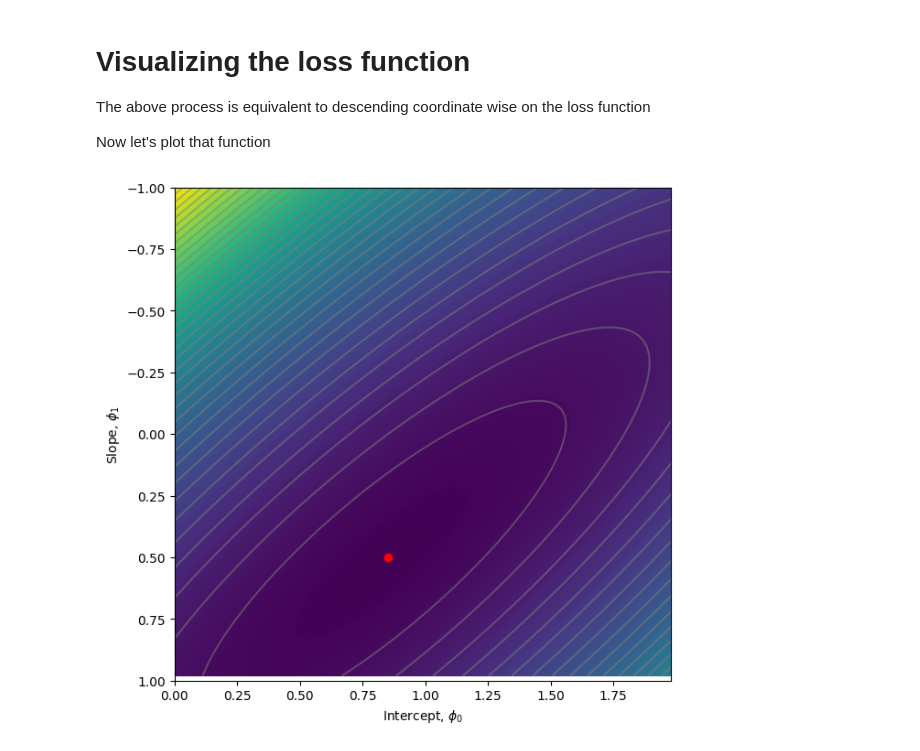
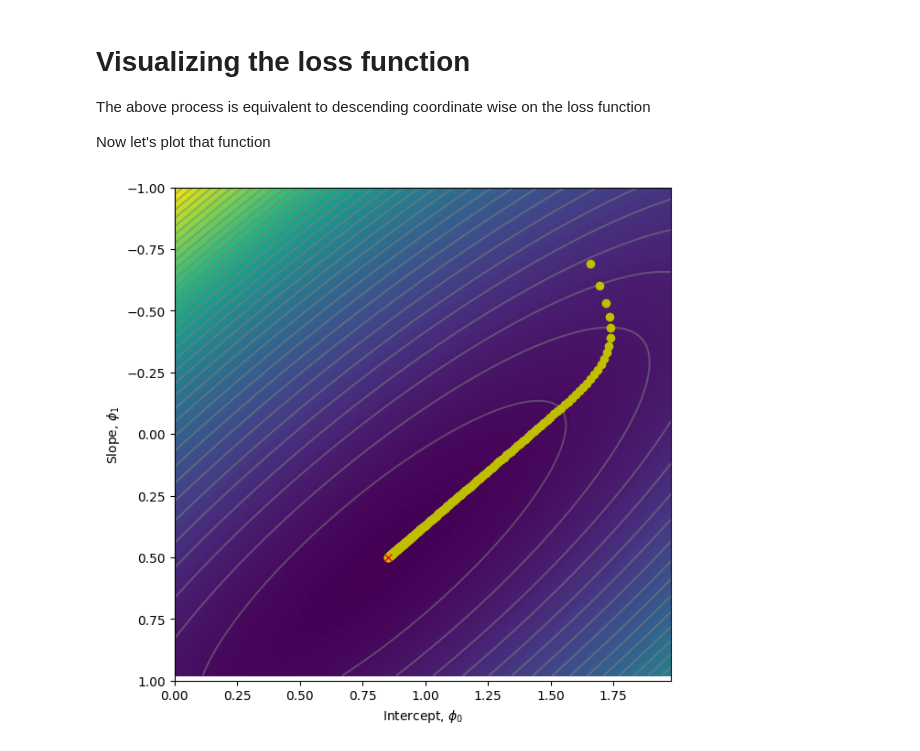
Before and after one commit to collijk/mechanistic-interpretability, a Jupyter notebook: projects/udlbook/Notebooks/Chap02/2_1_Supervised_Learning.ipynb, the cells around one changed output. Saved outputs shown, nothing was run; the diff lists cells and outputs as text; code cells hidden in the pictures.

```diff
--- a/projects/udlbook/Notebooks/Chap02/2_1_Supervised_Learning.ipynb
+++ b/projects/udlbook/Notebooks/Chap02/2_1_Supervised_Learning.ipynb
@@ -178,19 +178,21 @@ for indices,temp in np.ndenumerate(phi1_mesh):
 # %%
 # Plot the loss function as a heatmap
 fig = plt.figure()
 ax = plt.axes()
 fig.set_size_inches(7,7)
 levels = 256
 ax.contourf(phi0_mesh, phi1_mesh, all_losses ,levels)
 levels = 40
 ax.contour(phi0_mesh, phi1_mesh, all_losses ,levels, colors=['#80808080'])
 ax.set_ylim([1,-1])
 ax.set_xlabel(r'Intercept, $\phi_0$')
 ax.set_ylabel(r'Slope, $\phi_1$')
 
 # Plot the position of your best fitting line on the loss function
 # It should be close to the minimum
-ax.plot(phi0,phi1,'ro')
+
+ax.plot(np.array(phis)[:, 0], np.array(phis)[:, 1], 'yo')
+ax.plot(phi0,phi1,'rx')
 plt.show()
 # %% [output]
-[figure, old version]
+[figure, new version]
```
Also changed, not shown: parts of 1 cell of this notebook.
